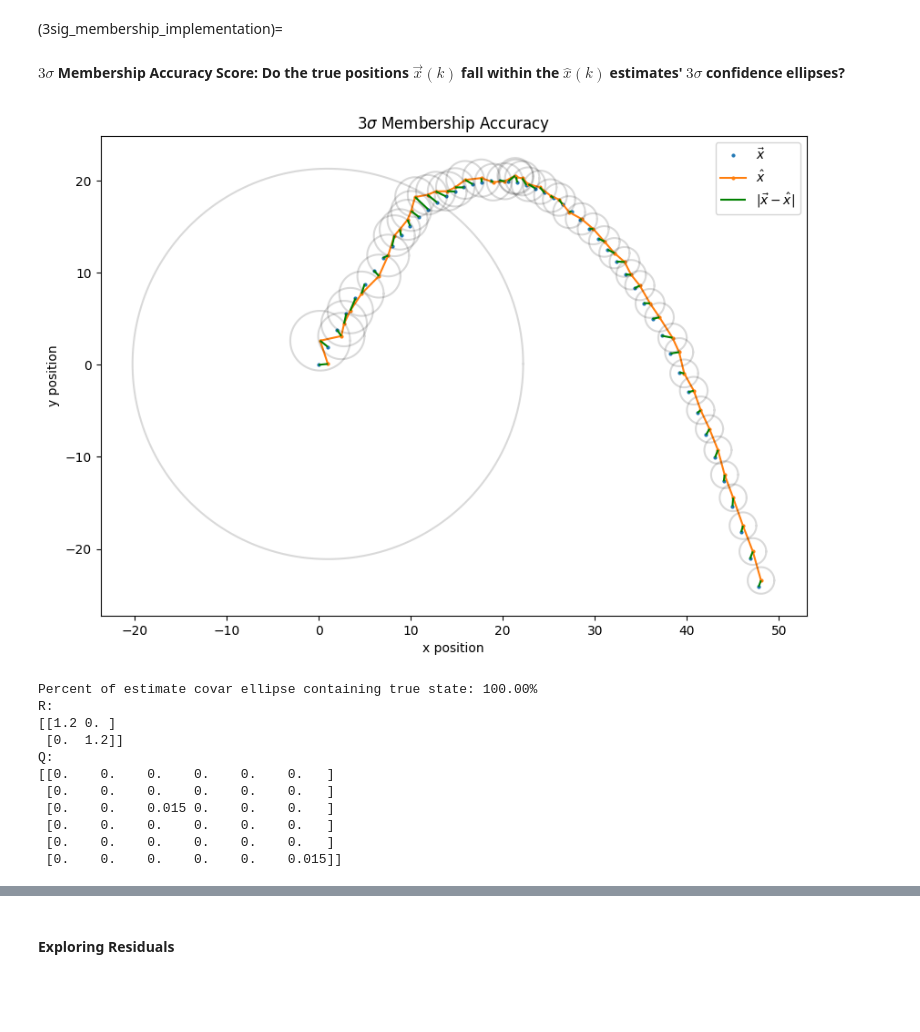
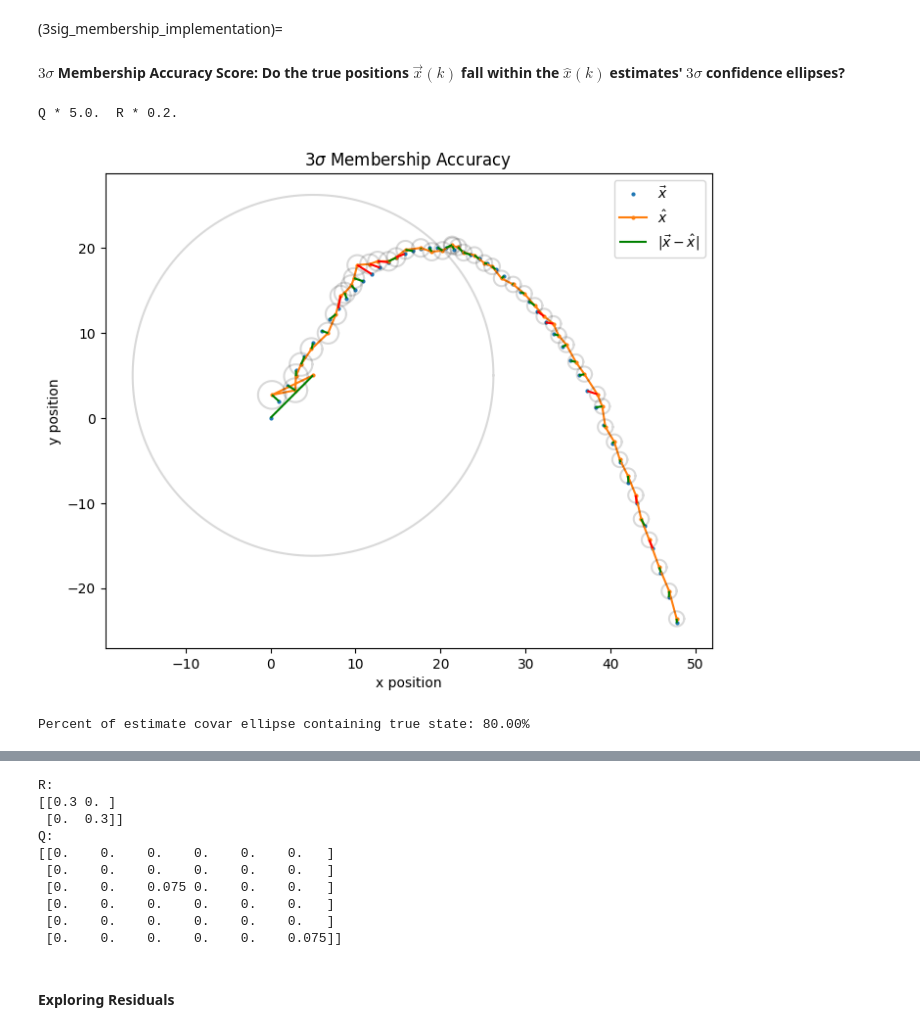
Before and after one commit to domoench/kalman, a Jupyter notebook: kalman/writeup.ipynb, the cells around one changed output, grey strips where cells are left out. Drawn from its saved outputs; the diff is of its cells as text; code cells hidden in the pictures; blank space fills up the shorter version.

Commit message:
Simplify 3sig membership visualization section.

```diff
--- a/kalman/writeup.ipynb
+++ b/kalman/writeup.ipynb
@@ -868,49 +868,49 @@ def plot_3sig_membership_acccuracy(true_xs, xs, Ps, ax, n_std=3.0, xlabel='', yl
     # TODO separate visualization logic into a function
 
     # Plot line segments connecting each estimate to its true value for time k
     line_segs = []
     for k in range(N):
         line_segs.append([xs[k], true_xs[k]])
 
     # Color line segments based on the estimate accuracy
     colors = np.where(accurate_ellipses, 'green', 'red')
 
     lc = mc.LineCollection(line_segs, linewidths=1.5, linestyle='solid', colors=colors, label=r'$|\vec{x}-\hat{x}|$')
     ax.add_collection(lc)
 
     plt.title(r'$3 \sigma$ Membership Accuracy')
     plt.xlabel(xlabel)
     plt.ylabel(ylabel)
     plt.legend()
     plt.show()
     print(f'Percent of estimate covar ellipse containing true state: {np.sum(accurate_ellipses)*100/N:.02f}%')
 
 # Demonstrate with x-y position state estimates
-x_0 = np.array([1, 2, 0, 0.1, 0, 0])
+Q_scale = 5.0
+R_scale = 0.25
+Q = Q_true * Q_scale
+R = R_true * R_scale
+
+print(f'Q * {Q_scale:.01f}.  R * {R_scale:.01f}.')
+
+# Run Kalman filter for (Q,R) combo
 P_0 = np.eye(6) * 50 # Start with very low confidence in predictions
-Q = Q_true
-R = R_true
+v_0 = np.array([5., 0, 0, 5, 0, 0]) # Start with an ok initial state
+xs, Ps = kalman_6d(zs, R, Q, v_0, P_0)
 
-xs, Ps = kalman_6d(zs, R, Q, x_0, P_0)
 xs_pos, _, _ = utils.separate_state_series(xs)
 true_xs_pos, _, _ = utils.separate_state_series(true_xs)
 Ps_pos, _, _ = utils.separate_covar_series(Ps)
+fig, ax = plt.subplots(1, figsize=(8,8))
+plot_3sig_membership_acccuracy(true_xs_pos, xs_pos, Ps_pos, ax=ax, n_std=3.0,
+                     xlabel='x position', ylabel='y position')
+glue('3sig_membership_viz', fig, display=False)
 
-fig, ax = plt.subplots(1, figsize=(10,10))
-plot_3sig_membership_acccuracy(true_xs_pos, xs_pos, Ps_pos, ax=ax, n_std=3.0,
-                             xlabel='x position', ylabel='y position')
+ratio = ratio_within_confidence_ellipse(true_xs_pos, xs_pos, Ps_pos)
+glue('3sm_ratio', ratio, display=False)
 
 print(f'R:\n{R}\nQ:\n{Q}')
 # %% [output]
+Q * 5.0.  R * 0.2.
-[figure, old version]
+[figure, new version]
-Percent of estimate covar ellipse containing true state: 100.00%
-R:
-[[1.2 0. ]
- [0.  1.2]]
-Q:
-[[0.    0.    0.    0.    0.    0.   ]
- [0.    0.    0.    0.    0.    0.   ]
- [0.    0.    0.015 0.    0.    0.   ]
- [0.    0.    0.    0.    0.    0.   ]
- [0.    0.    0.    0.    0.    0.   ]
- [0.    0.    0.    0.    0.    0.015]]
+Percent of estimate covar ellipse containing true state: 80.00%
@@ -917,3 +918,13 @@ Q:
+R:
+[[0.3 0. ]
+ [0.  0.3]]
+Q:
+[[0.    0.    0.    0.    0.    0.   ]
+ [0.    0.    0.    0.    0.    0.   ]
+ [0.    0.    0.075 0.    0.    0.   ]
+ [0.    0.    0.    0.    0.    0.   ]
+ [0.    0.    0.    0.    0.    0.   ]
+ [0.    0.    0.    0.    0.    0.075]]
 # %% [markdown]
 #### Exploring Residuals
 # %%
```
Also changed, not shown: parts of 6 cells of this notebook.
